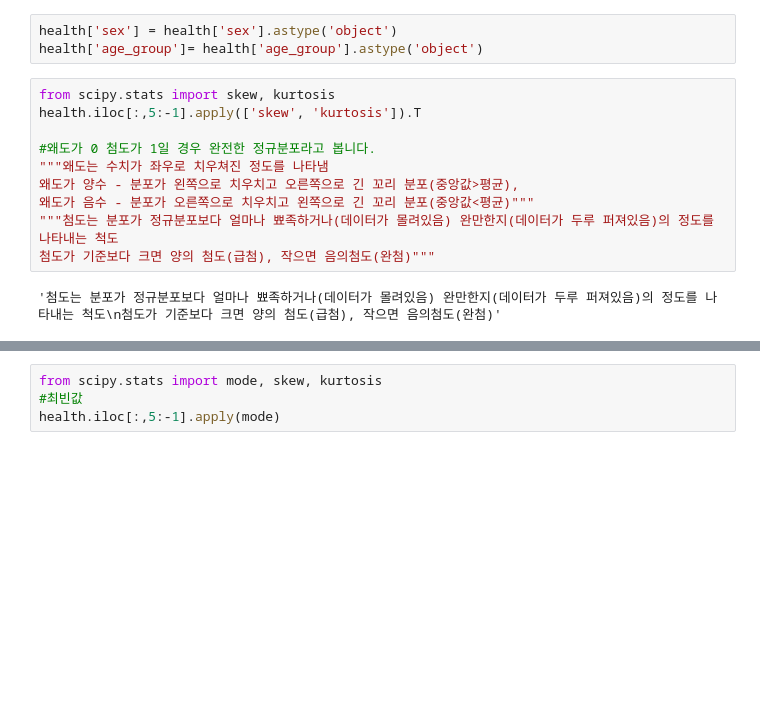
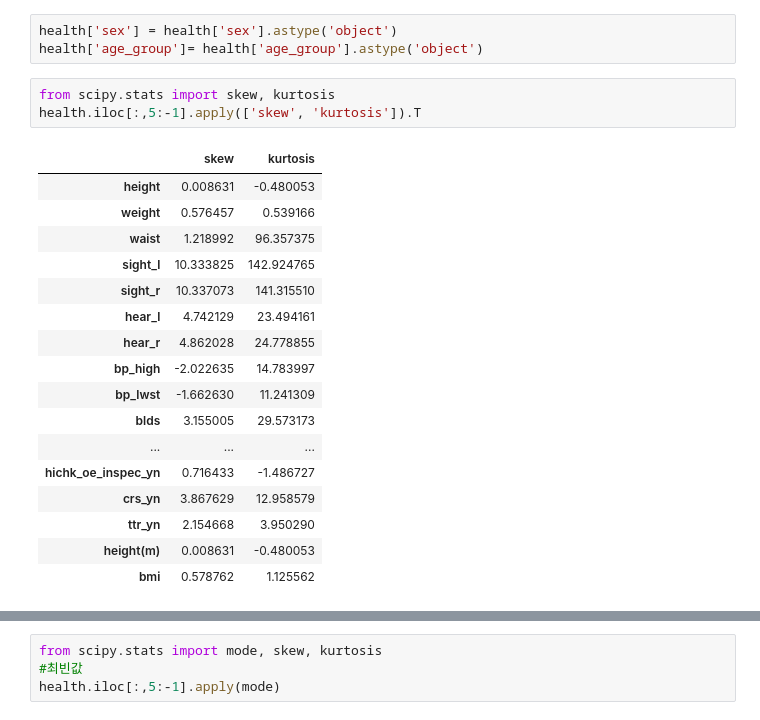
Before and after one commit to jisooyoon22/cw_data, a Jupyter notebook: 김가인/00_Start_EDA_[김가인].ipynb, the cells around one changed output, grey strips where cells are left out. Drawn from its saved outputs; the diff is of its cells as text; blank space fills up the shorter version.

```diff
--- a/김가인/00_Start_EDA_[김가인].ipynb
+++ b/김가인/00_Start_EDA_[김가인].ipynb
@@ -201,12 +201,21 @@ health['age_group']= health['age_group'].astype('object')
 # %%
 from scipy.stats import skew, kurtosis
 health.iloc[:,5:-1].apply(['skew', 'kurtosis']).T
-
-#왜도가 0 첨도가 1일 경우 완전한 정규분포라고 봅니다.
-"""왜도는 수치가 좌우로 치우쳐진 정도를 나타냄
-왜도가 양수 - 분포가 왼쪽으로 치우치고 오른쪽으로 긴 꼬리 분포(중앙값>평균),
-왜도가 음수 - 분포가 오른쪽으로 치우치고 왼쪽으로 긴 꼬리 분포(중앙값<평균)"""
-"""첨도는 분포가 정규분포보다 얼마나 뾰족하거나(데이터가 몰려있음) 완만한지(데이터가 두루 퍼져있음)의 정도를 나타내는 척도
-첨도가 기준보다 크면 양의 첨도(급첨), 작으면 음의첨도(완첨)"""
 # %% [output]
-'첨도는 분포가 정규분포보다 얼마나 뾰족하거나(데이터가 몰려있음) 완만한지(데이터가 두루 퍼져있음)의 정도를 나타내는 척도\n첨도가 기준보다 크면 양의 첨도(급첨), 작으면 음의첨도(완첨)'
+|  | skew | kurtosis |
+| height | 0.008631 | -0.480053 |
+| weight | 0.576457 | 0.539166 |
+| waist | 1.218992 | 96.357375 |
+| sight_l | 10.333825 | 142.924765 |
+| sight_r | 10.337073 | 141.315510 |
+| hear_l | 4.742129 | 23.494161 |
+| hear_r | 4.862028 | 24.778855 |
+| bp_high | -2.022635 | 14.783997 |
+| bp_lwst | -1.662630 | 11.241309 |
+| blds | 3.155005 | 29.573173 |
+| ... | ... | ... |
+| hichk_oe_inspec_yn | 0.716433 | -1.486727 |
+| crs_yn | 3.867629 | 12.958579 |
+| ttr_yn | 2.154668 | 3.950290 |
+| height(m) | 0.008631 | -0.480053 |
+| bmi | 0.578762 | 1.125562 |
```
Also changed, not shown: parts of 68 cells of this notebook.
